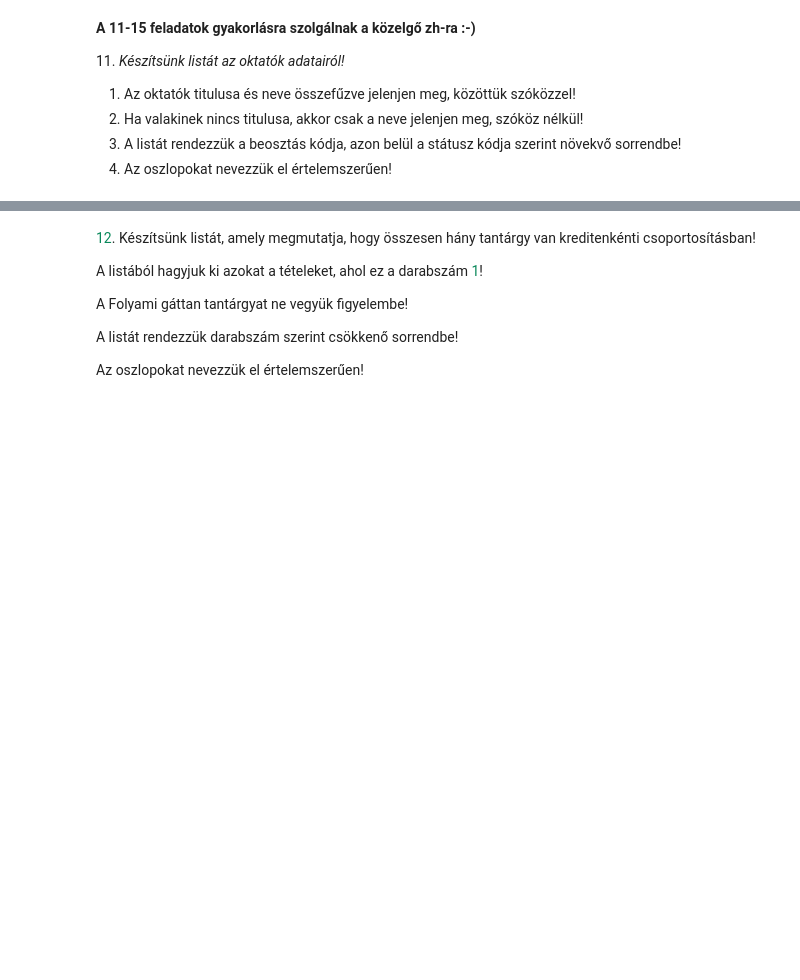
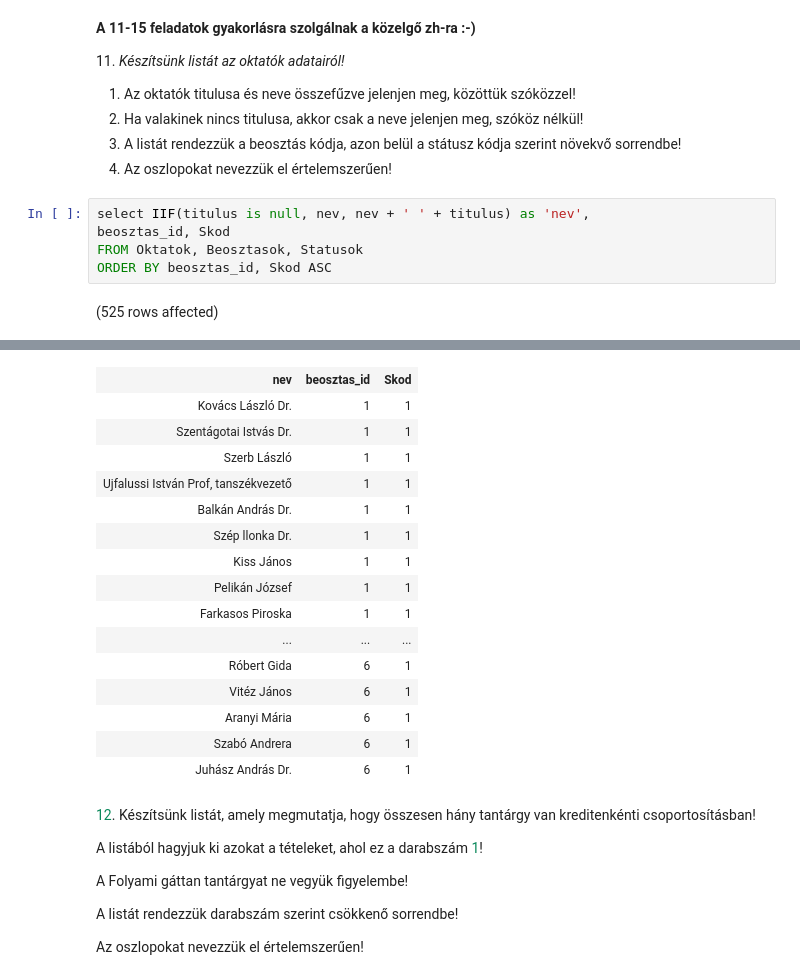
Before and after one commit to KedvesAnita/Adat, a Jupyter notebook: gyakorlat03_feladatok.ipynb, the cells around one changed output, grey strips where cells are left out. Saved outputs shown, nothing was run; the diff lists cells and outputs as text; blank space fills up the shorter version.

```diff
--- a/gyakorlat03_feladatok.ipynb
+++ b/gyakorlat03_feladatok.ipynb
@@ -233,3 +236,10 @@ Total execution time: 00:00:00.007
 2. Ha valakinek nincs titulusa, akkor csak a neve jelenjen meg, szóköz nélkül!
 3. A listát rendezzük a beosztás kódja, azon belül a státusz kódja szerint növekvő sorrendbe!
 4. Az oszlopokat nevezzük el értelemszerűen!
+# %%
+select IIF(titulus is null, nev, nev + ' ' + titulus) as 'nev',
+beosztas_id, Skod
+FROM Oktatok, Beosztasok, Statusok
+ORDER BY beosztas_id, Skod ASC
+# %% [output]
+(525 rows affected)
@@ -236,3 +247,19 @@ Total execution time: 00:00:00.007
+| nev | beosztas_id | Skod |
+| Kovács László Dr. | 1 | 1 |
+| Szentágotai Istvás Dr. | 1 | 1 |
+| Szerb László | 1 | 1 |
+| Ujfalussi István Prof, tanszékvezető | 1 | 1 |
+| Balkán András Dr. | 1 | 1 |
+| Szép llonka Dr. | 1 | 1 |
+| Kiss János | 1 | 1 |
+| Pelikán József | 1 | 1 |
+| Farkasos Piroska | 1 | 1 |
+| ... | ... | ... |
+| Róbert Gida | 6 | 1 |
+| Vitéz János | 6 | 1 |
+| Aranyi Mária | 6 | 1 |
+| Szabó Andrera | 6 | 1 |
+| Juhász András Dr. | 6 | 1 |
 # %% [markdown]
 <span style="color: #09885a;">12</span>. Készítsünk listát, amely megmutatja, hogy összesen hány tantárgy van kreditenkénti csoportosításban!
 
```
Also changed, not shown: parts of 6 cells of this notebook, 1 other file.
